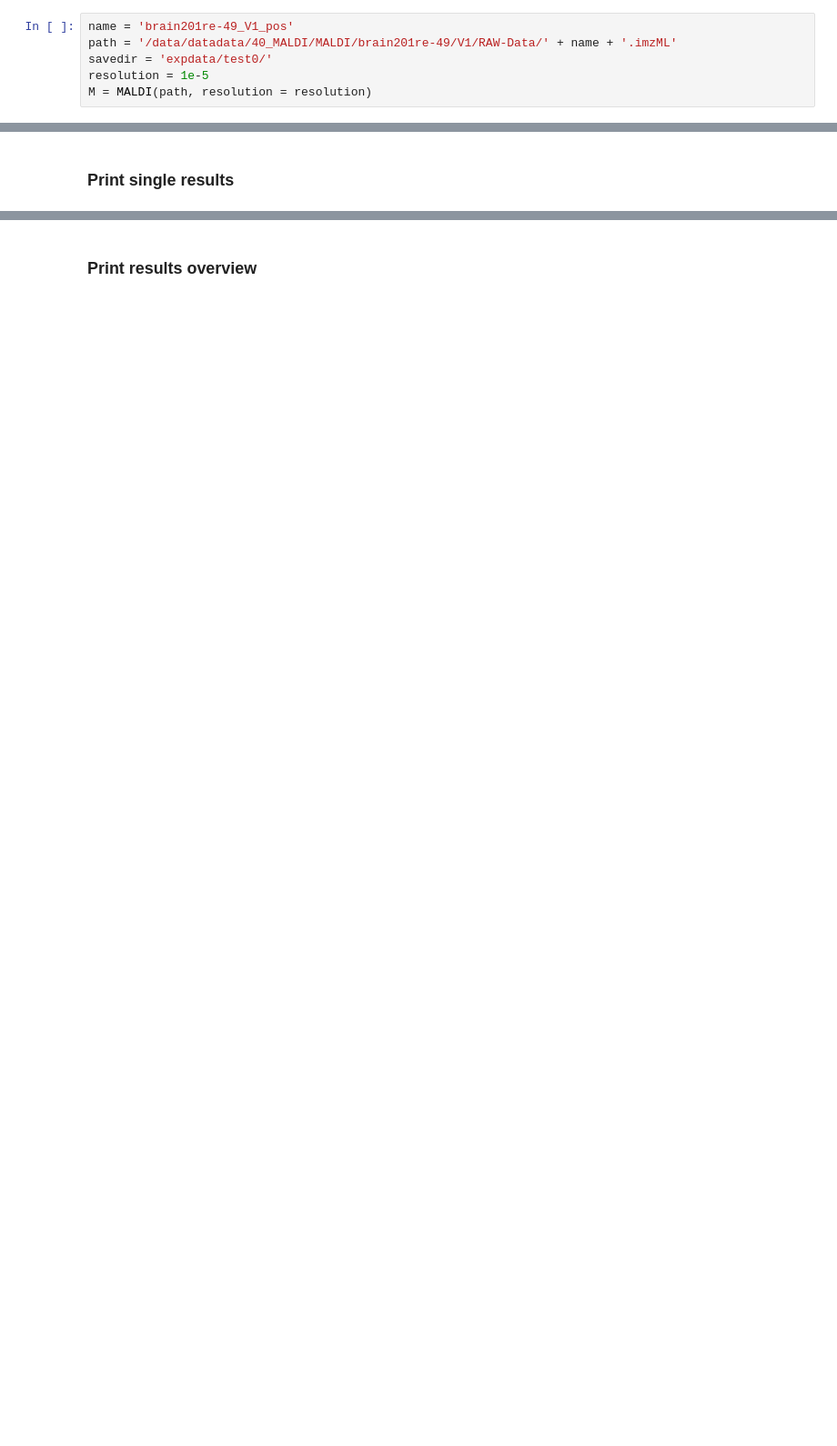
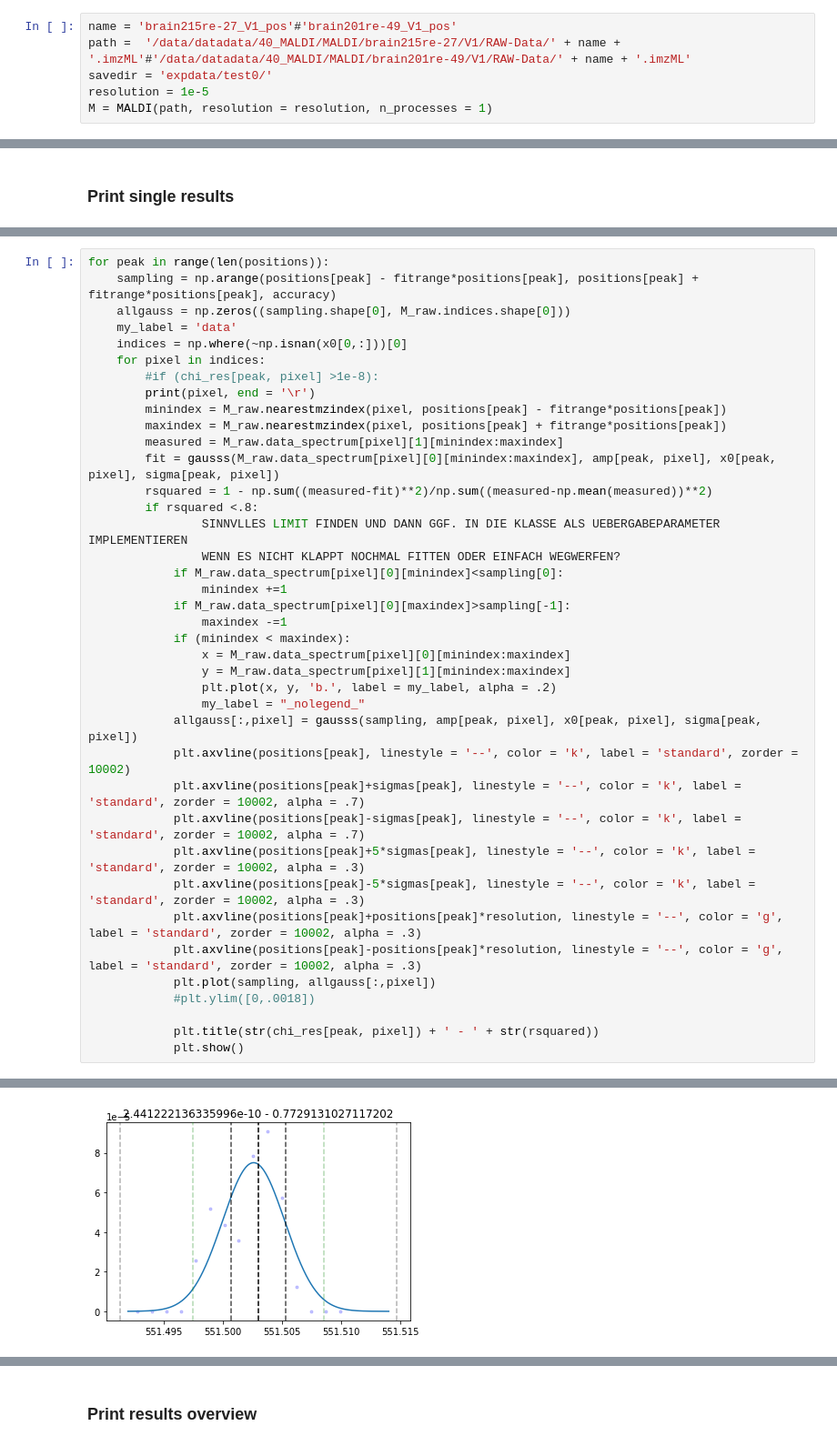
Before and after one commit to youngster/pyproIMS, a Jupyter notebook: test_script.ipynb, the cells around one changed output, grey strips where cells are left out. Shown at 91% size. Drawn from its saved outputs; the diff is of its cells as text; blank space fills up the shorter version.

```diff
--- a/test_script.ipynb
+++ b/test_script.ipynb
@@ -8,8 +8,8 @@ from MALDI_class import MALDI, rawMALDI, binnedMALDI, selectedMALDI
 # %% [markdown]
 ### Load example data
 # %%
-name = 'brain201re-49_V1_pos'
-path = '/data/datadata/40_MALDI/MALDI/brain201re-49/V1/RAW-Data/' + name + '.imzML'
+name = 'brain215re-27_V1_pos'#'brain201re-49_V1_pos'
+path =  '/data/datadata/40_MALDI/MALDI/brain215re-27/V1/RAW-Data/' + name + '.imzML'#'/data/datadata/40_MALDI/MALDI/brain201re-49/V1/RAW-Data/' + name + '.imzML'
 savedir = 'expdata/test0/'
 resolution = 1e-5
-M = MALDI(path, resolution = resolution)
+M = MALDI(path, resolution = resolution, n_processes = 1)
@@ -174,0 +189,40 @@ for peak in range(len(positions)):
+# %%
+for peak in range(len(positions)):
+    sampling = np.arange(positions[peak] - fitrange*positions[peak], positions[peak] + fitrange*positions[peak], accuracy)
+    allgauss = np.zeros((sampling.shape[0], M_raw.indices.shape[0]))
+    my_label = 'data'
+    indices = np.where(~np.isnan(x0[0,:]))[0]
+    for pixel in indices:
+        #if (chi_res[peak, pixel] >1e-8):
+        print(pixel, end = '\r')
+        minindex = M_raw.nearestmzindex(pixel, positions[peak] - fitrange*positions[peak])
+        maxindex = M_raw.nearestmzindex(pixel, positions[peak] + fitrange*positions[peak])
+        measured = M_raw.data_spectrum[pixel][1][minindex:maxindex]
+        fit = gausss(M_raw.data_spectrum[pixel][0][minindex:maxindex], amp[peak, pixel], x0[peak, pixel], sigma[peak, pixel])
+        rsquared = 1 - np.sum((measured-fit)**2)/np.sum((measured-np.mean(measured))**2)
+        if rsquared <.8:
+                SINNVLLES LIMIT FINDEN UND DANN GGF. IN DIE KLASSE ALS UEBERGABEPARAMETER IMPLEMENTIEREN
+                WENN ES NICHT KLAPPT NOCHMAL FITTEN ODER EINFACH WEGWERFEN?
+            if M_raw.data_spectrum[pixel][0][minindex]<sampling[0]:
+                minindex +=1
+            if M_raw.data_spectrum[pixel][0][maxindex]>sampling[-1]:
+                maxindex -=1
+            if (minindex < maxindex):
+                x = M_raw.data_spectrum[pixel][0][minindex:maxindex]
+                y = M_raw.data_spectrum[pixel][1][minindex:maxindex]
+                plt.plot(x, y, 'b.', label = my_label, alpha = .2)
+                my_label = "_nolegend_"
+            allgauss[:,pixel] = gausss(sampling, amp[peak, pixel], x0[peak, pixel], sigma[peak, pixel])
+            plt.axvline(positions[peak], linestyle = '--', color = 'k', label = 'standard', zorder = 10002)
+            plt.axvline(positions[peak]+sigmas[peak], linestyle = '--', color = 'k', label = 'standard', zorder = 10002, alpha = .7)
+            plt.axvline(positions[peak]-sigmas[peak], linestyle = '--', color = 'k', label = 'standard', zorder = 10002, alpha = .7)
+            plt.axvline(positions[peak]+5*sigmas[peak], linestyle = '--', color = 'k', label = 'standard', zorder = 10002, alpha = .3)
+            plt.axvline(positions[peak]-5*sigmas[peak], linestyle = '--', color = 'k', label = 'standard', zorder = 10002, alpha = .3)
+            plt.axvline(positions[peak]+positions[peak]*resolution, linestyle = '--', color = 'g', label = 'standard', zorder = 10002, alpha = .3)
+            plt.axvline(positions[peak]-positions[peak]*resolution, linestyle = '--', color = 'g', label = 'standard', zorder = 10002, alpha = .3)
+            plt.plot(sampling, allgauss[:,pixel])
+            #plt.ylim([0,.0018])
+
+            plt.title(str(chi_res[peak, pixel]) + ' - ' + str(rsquared))
+            plt.show()
+# %% [output]
@@ -174,0 +230 @@ for peak in range(len(positions)):
+[figure, added]
```
Also changed, not shown: parts of 12 cells of this notebook.
